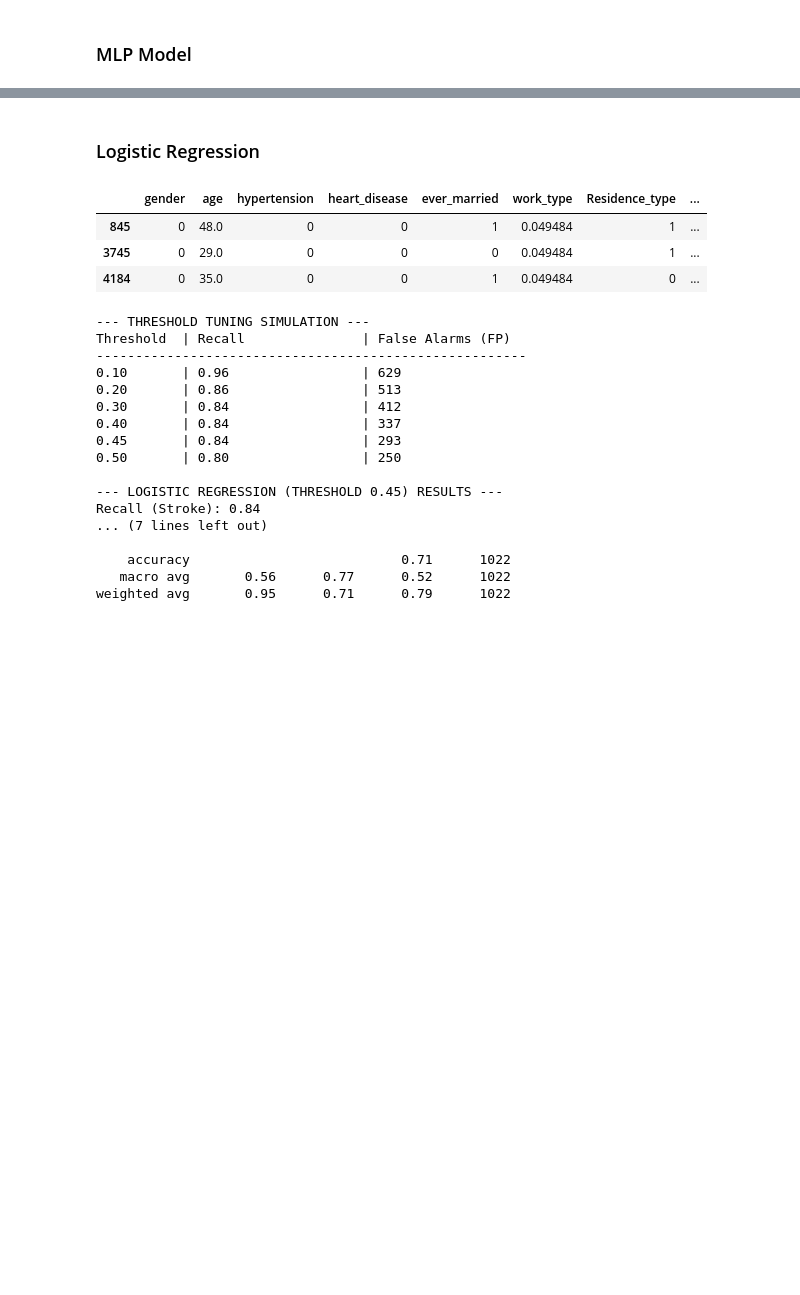
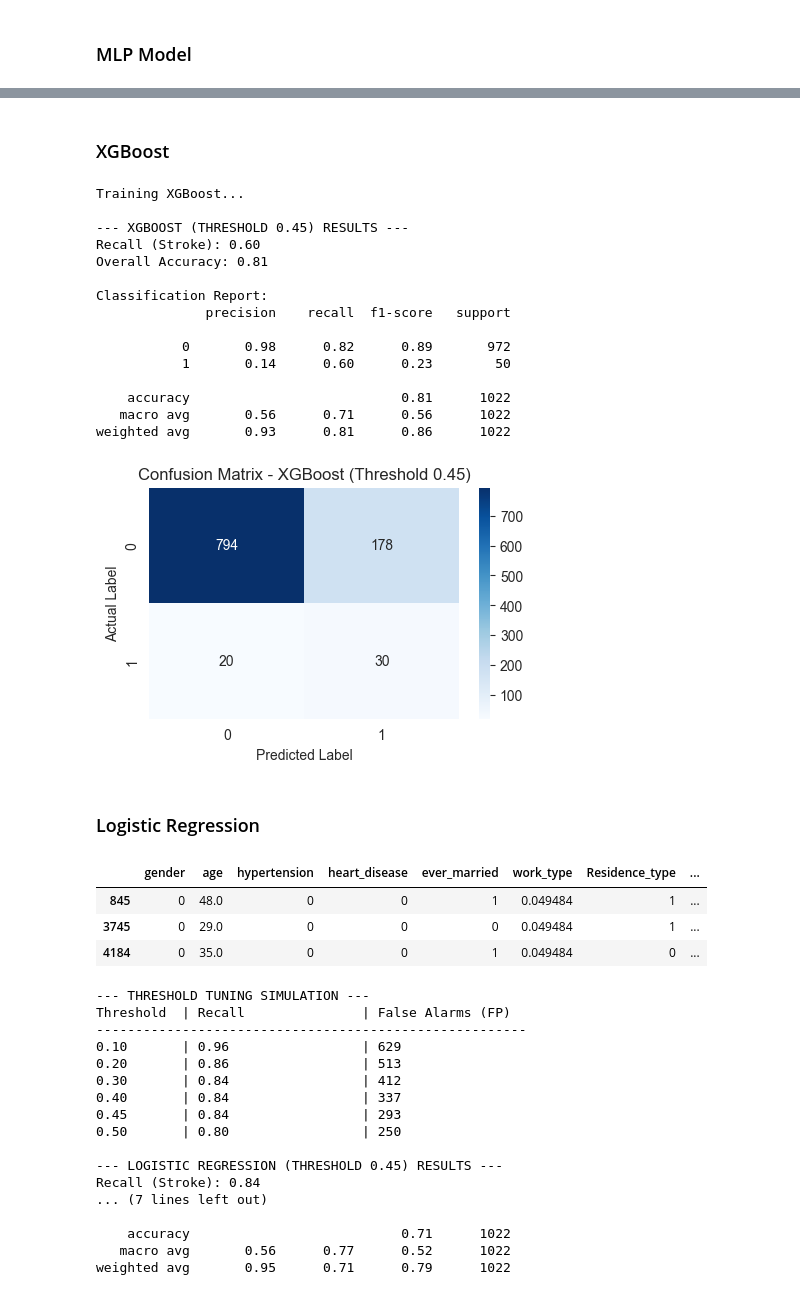
Before and after one commit to ThinHu/stroke-risk-prediction, a Jupyter notebook: notebook.ipynb, the cells around one changed output, grey strips where cells are left out. Cells and saved outputs as stored; diff of their text form; code cells hidden in the pictures; blank space fills up the shorter version.

```diff
--- a/notebook.ipynb
+++ b/notebook.ipynb
@@ -381,3 +421,30 @@ weighted avg       0.94      0.59      0.70      1022
+# %% [markdown]
+### XGBoost
+# %%
+from xgboost import XGBClassifier
+
+# Train and Evaluate XGBoost
+print("Training XGBoost...")
+xgb_model = XGBClassifier(use_label_encoder=False, eval_metric='logloss', random_state=42, n_jobs=-1)
+xgb_model.fit(X_train_res, y_train_res)
+evaluate_and_plot(xgb_model, X_test, y_test, model_name="XGBoost", threshold=0.45)
+# %% [output]
+Training XGBoost...
+
+--- XGBOOST (THRESHOLD 0.45) RESULTS ---
+Recall (Stroke): 0.60
+Overall Accuracy: 0.81
+
+Classification Report:
+              precision    recall  f1-score   support
+
+           0       0.98      0.82      0.89       972
+           1       0.14      0.60      0.23        50
+
+    accuracy                           0.81      1022
+   macro avg       0.56      0.71      0.56      1022
+weighted avg       0.93      0.81      0.86      1022
+[figure, added]
 # %% [markdown]
 ### Logistic Regression
 # %%
```
Also changed, not shown: parts of 10 cells of this notebook, 3 other files.
